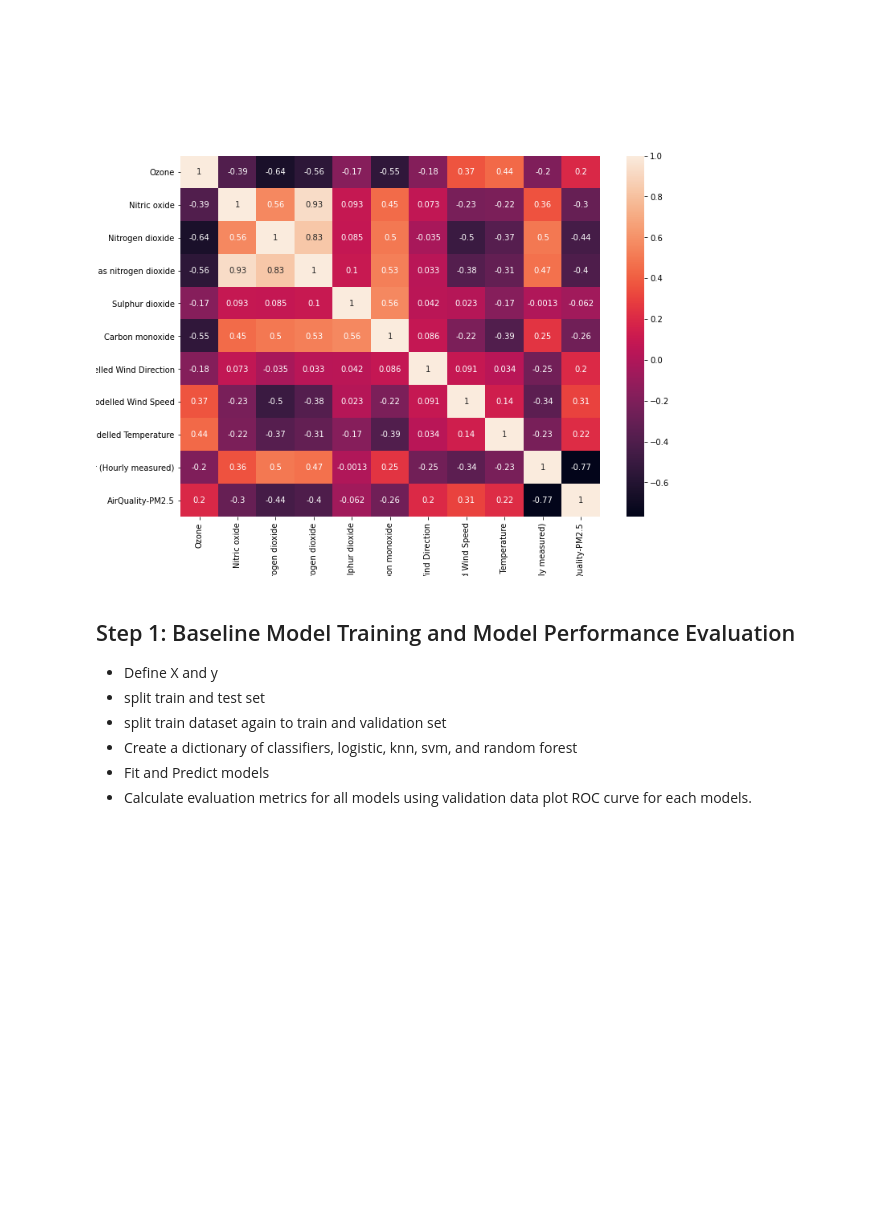
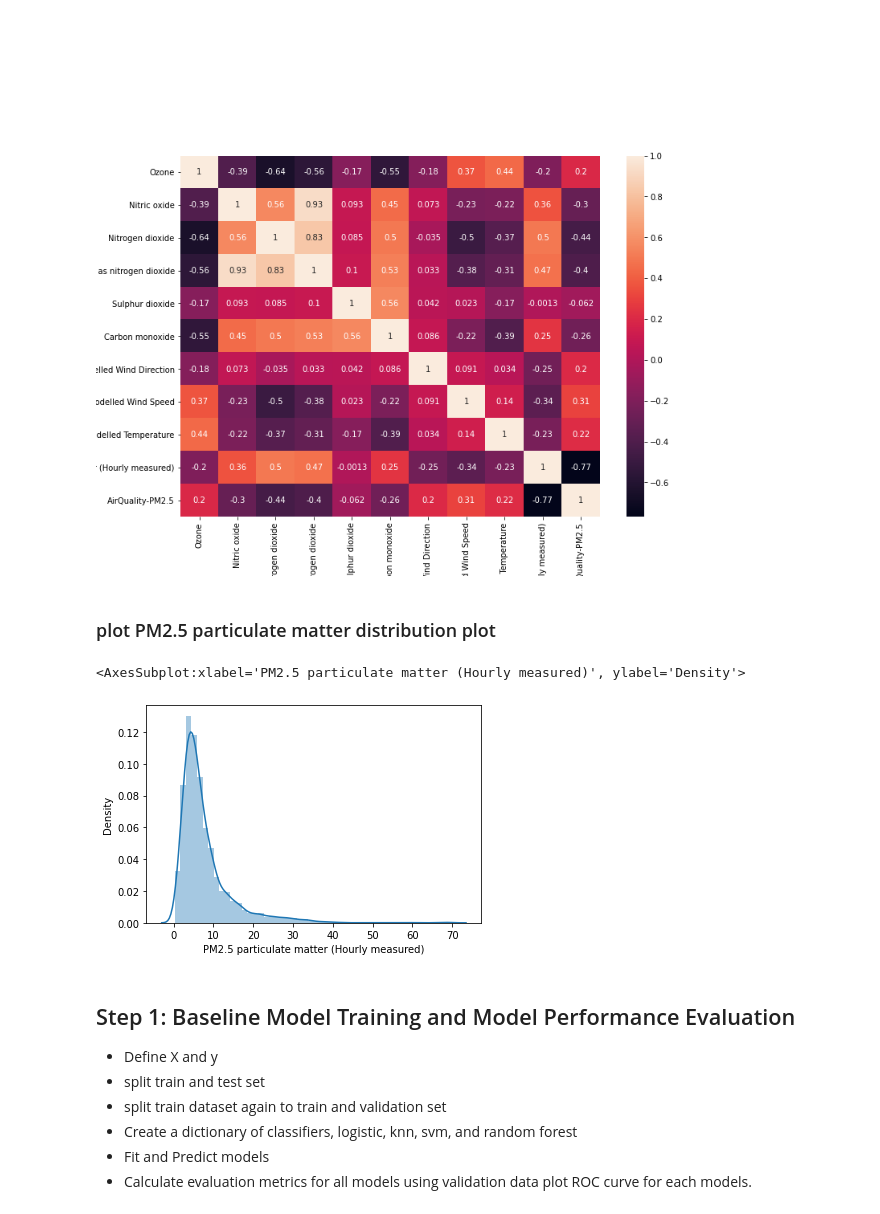
Before and after one commit to szabeenglobal/Classification-of-PM2.5-concentration-using-machine-learning-approach, a Jupyter notebook: Predicting_PM2.5_using_classification_approach.ipynb, the cells around one changed output. Drawn from its saved outputs; the diff is of its cells as text; code cells hidden in the pictures; blank space fills up the shorter version.

```diff
--- a/Predicting_PM2.5_using_classification_approach.ipynb
+++ b/Predicting_PM2.5_using_classification_approach.ipynb
@@ -150,6 +163,13 @@ sns.heatmap(ax=ax, data=df1.corr(), annot = True)
 # %% [output]
 <AxesSubplot:>
 [figure]
+# %% [markdown]
+### plot PM2.5 particulate matter distribution plot
+# %%
+sns.distplot(df1['PM2.5 particulate matter (Hourly measured)'])
+# %% [output]
+<AxesSubplot:xlabel='PM2.5 particulate matter (Hourly measured)', ylabel='Density'>
+[figure, added]
 # %% [markdown]
 ## Step 1:  Baseline Model Training and Model Performance Evaluation
 
```
Also changed, not shown: parts of 10 cells of this notebook, 1 other file.
